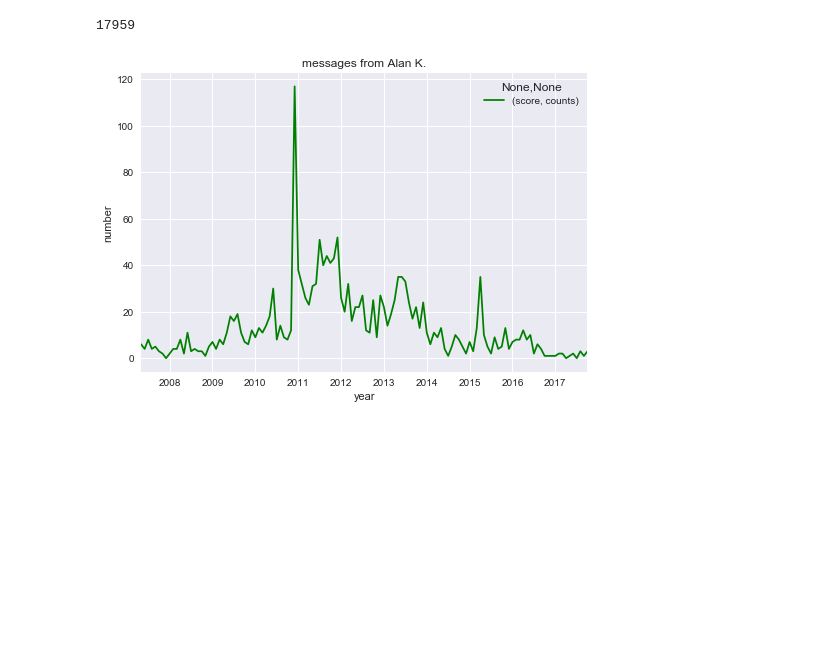
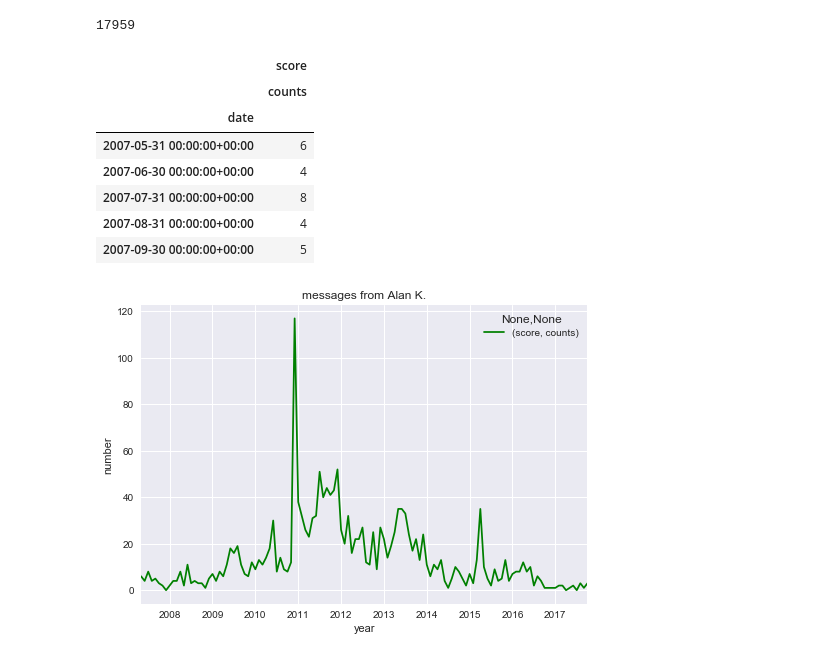
Before and after one commit to jsdiazpo/Gmail_Analysis, a Jupyter notebook: Gmail_Analysis.ipynb, the cells around one changed output. Cells and saved outputs as stored; diff of their text form; code cells hidden in the pictures; blank space fills up the shorter version.

```diff
--- a/Gmail_Analysis.ipynb
+++ b/Gmail_Analysis.ipynb
@@ -375,6 +375,17 @@ mess_from['counts'] = counts_from
 # %%
 del mess_from['date']
 del mess_to['date']
+# %%
+b.head()
+# %% [output]
+|  | score |
+|  | counts |
+| date |  |
+| 2007-05-31 00:00:00+00:00 | 6 |
+| 2007-06-30 00:00:00+00:00 | 4 |
+| 2007-07-31 00:00:00+00:00 | 8 |
+| 2007-08-31 00:00:00+00:00 | 4 |
+| 2007-09-30 00:00:00+00:00 | 5 |
 # %%
 b = mess_from.resample('M').apply({'score':'count'})
 c = mess_to.resample('M').apply({'score':'count'})
```
Also changed, not shown: parts of 1 cell of this notebook.
